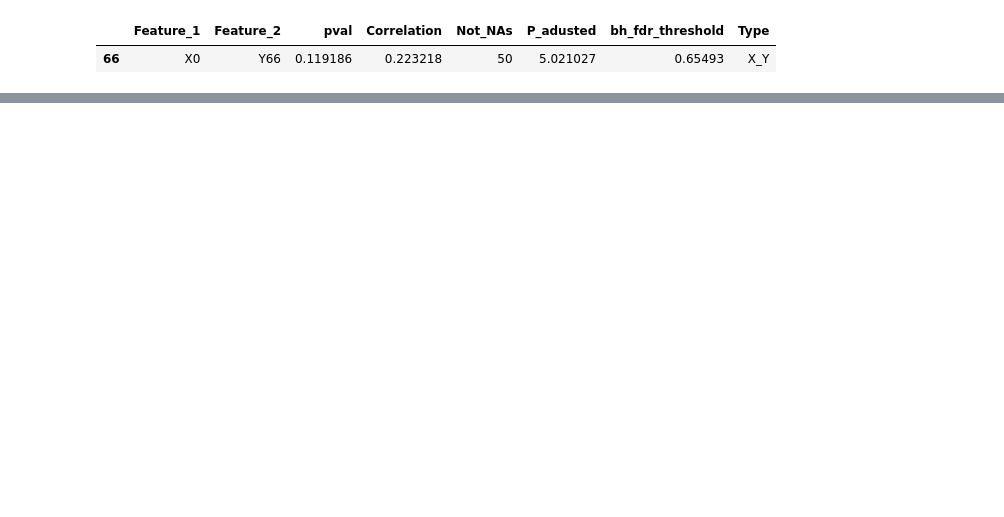
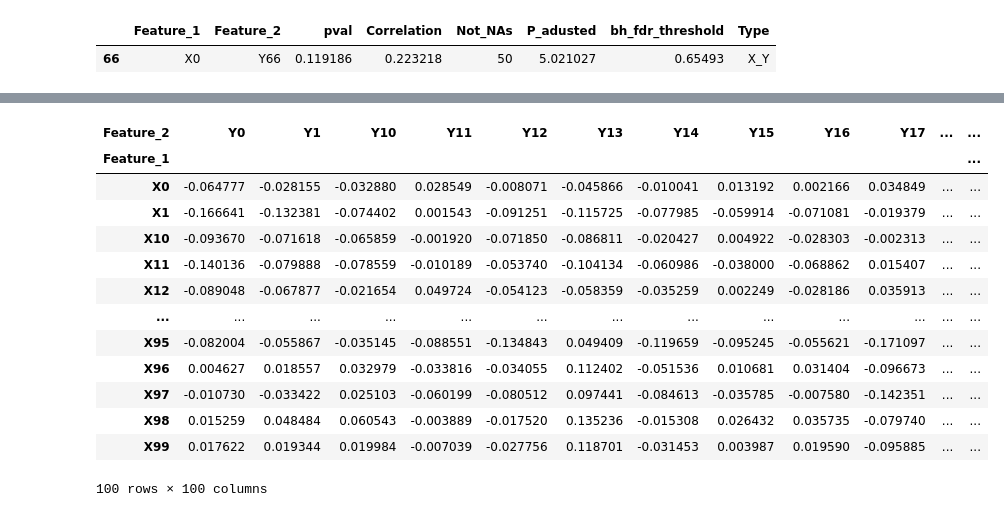
Before and after one commit to omicsEye/btest, a Jupyter notebook: notebooks/btest.ipynb, the cells around one changed output, grey strips where cells are left out. Cells and saved outputs as stored; diff of their text form; code cells hidden in the pictures; blank space fills up the shorter version.

```diff
--- a/notebooks/btest.ipynb
+++ b/notebooks/btest.ipynb
@@ -86,3 +81,5 @@ X_Y[(X_Y['Feature_1']=='X0')&(X_Y['Feature_2']=='Y66')]
 # %% [output]
 |  | Feature_1 | Feature_2 | pval | Correlation | Not_NAs | P_adusted | bh_fdr_threshold | Type |
 | 66 | X0 | Y66 | 0.119186 | 0.223218 | 50 | 5.021027 | 0.65493 | X_Y |
+# %%
+X_Y_32 = X_Y_3[X_Y_3["Type"] == "X_Y"]
@@ -89,3 +102,22 @@ X_Y[(X_Y['Feature_1']=='X0')&(X_Y['Feature_2']=='Y66')]
+# %%
+simtable = pd.pivot(X_Y_32, index="Feature_1", columns="Feature_2", values='Correlation') #Reshape from long to wide
+# %%
+simtable
+# %% [output]
+| Feature_2 | Y0 | Y1 | Y10 | Y11 | Y12 | Y13 | Y14 | Y15 | Y16 | Y17 | ... | ... |
+| Feature_1 |  |  |  |  |  |  |  |  |  |  |  | ... |
+| X0 | -0.064777 | -0.028155 | -0.032880 | 0.028549 | -0.008071 | -0.045866 | -0.010041 | 0.013192 | 0.002166 | 0.034849 | ... | ... |
+| X1 | -0.166641 | -0.132381 | -0.074402 | 0.001543 | -0.091251 | -0.115725 | -0.077985 | -0.059914 | -0.071081 | -0.019379 | ... | ... |
+| X10 | -0.093670 | -0.071618 | -0.065859 | -0.001920 | -0.071850 | -0.086811 | -0.020427 | 0.004922 | -0.028303 | -0.002313 | ... | ... |
+| X11 | -0.140136 | -0.079888 | -0.078559 | -0.010189 | -0.053740 | -0.104134 | -0.060986 | -0.038000 | -0.068862 | 0.015407 | ... | ... |
+| X12 | -0.089048 | -0.067877 | -0.021654 | 0.049724 | -0.054123 | -0.058359 | -0.035259 | 0.002249 | -0.028186 | 0.035913 | ... | ... |
+| ... | ... | ... | ... | ... | ... | ... | ... | ... | ... | ... | ... | ... |
+| X95 | -0.082004 | -0.055867 | -0.035145 | -0.088551 | -0.134843 | 0.049409 | -0.119659 | -0.095245 | -0.055621 | -0.171097 | ... | ... |
+| X96 | 0.004627 | 0.018557 | 0.032979 | -0.033816 | -0.034055 | 0.112402 | -0.051536 | 0.010681 | 0.031404 | -0.096673 | ... | ... |
+| X97 | -0.010730 | -0.033422 | 0.025103 | -0.060199 | -0.080512 | 0.097441 | -0.084613 | -0.035785 | -0.007580 | -0.142351 | ... | ... |
+| X98 | 0.015259 | 0.048484 | 0.060543 | -0.003889 | -0.017520 | 0.135236 | -0.015308 | 0.026432 | 0.035735 | -0.079740 | ... | ... |
+| X99 | 0.017622 | 0.019344 | 0.019984 | -0.007039 | -0.027756 | 0.118701 | -0.031453 | 0.003987 | 0.019590 | -0.095885 | ... | ... |
+100 rows × 100 columns
 # %%
 t1 = time.time()
 for i in range(1000):
```
Also changed, not shown: parts of 12 cells of this notebook, 2 other files.
